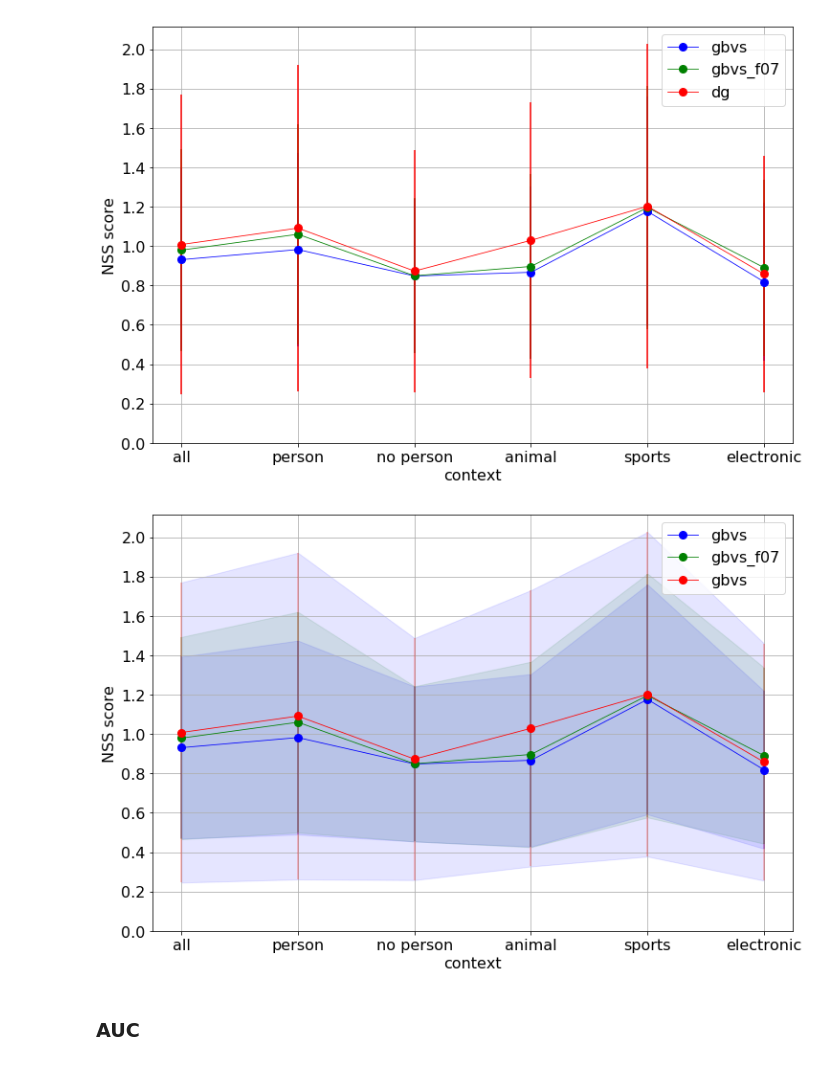
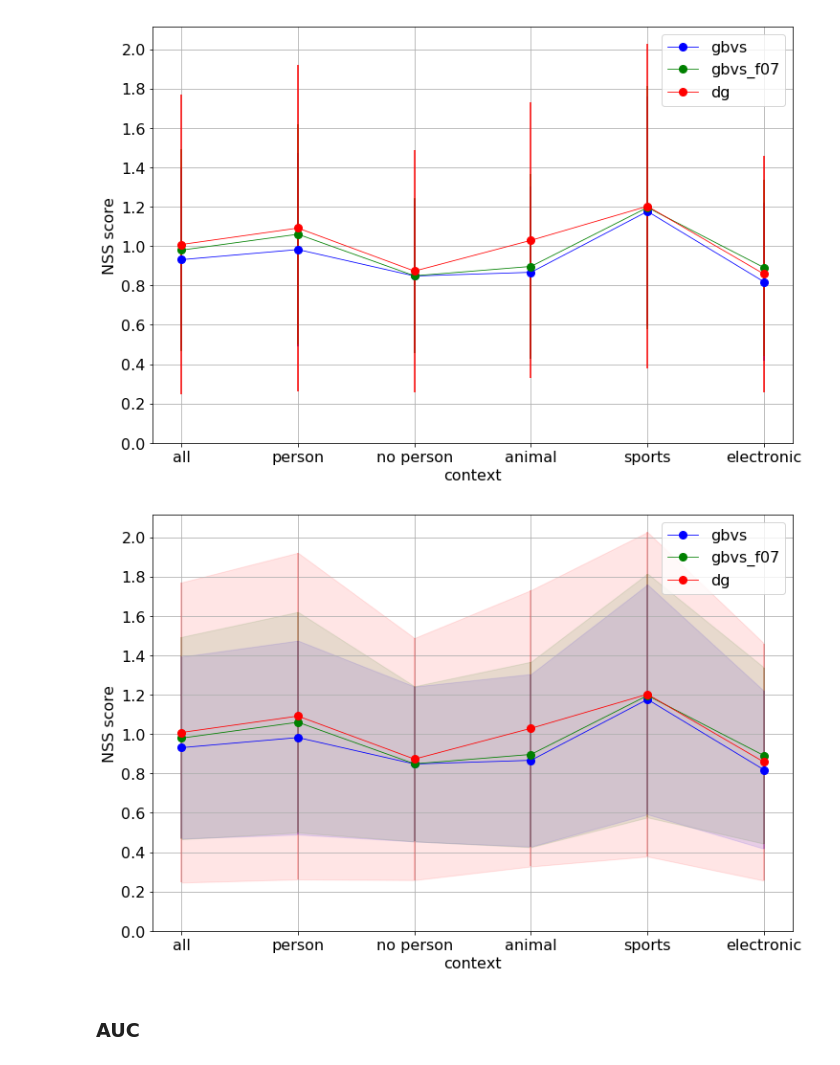
Before and after one commit to alTeska/face_saliency, a Jupyter notebook: notebooks/load_results_std_gbvsDg_1305.ipynb, the cells around one changed output. Saved outputs shown, nothing was run; the diff lists cells and outputs as text; code cells hidden in the pictures.

```diff
--- a/notebooks/load_results_std_gbvsDg_1305.ipynb
+++ b/notebooks/load_results_std_gbvsDg_1305.ipynb
@@ -201,25 +201,30 @@ plt.legend();
 # %%
 plt.subplots(figsize=(12,8))
 
 plt.plot(nss_gbvs_m, '-o', label='gbvs', linewidth=d, markersize=m, c='b');
 plt.errorbar(t, nss_gbvs_m, nss_gbvs_s, linestyle='None', c='b', label=None, alpha=0.3)
 plt.fill_between(t, nss_gbvs_m - nss_gbvs_s, nss_gbvs_m + nss_gbvs_s, color='b', alpha=0.1)
 
 plt.plot(nss_gbvs_f07_m, '-o', label='gbvs_f07', linewidth=d, markersize=m, c='g');
 plt.errorbar(t, nss_gbvs_f07_m, nss_gbvs_f07_s, linestyle='None', c='g', label=None, alpha=0.3)
 plt.fill_between(t, nss_gbvs_f07_m - nss_gbvs_f07_s, nss_gbvs_f07_m + nss_gbvs_f07_s, color='g', alpha=0.1)
 
-plt.plot(nss_dg_m, '-o', label='gbvs', linewidth=d, markersize=m, c='r');
+plt.plot(nss_gbvs_f07_m, '-o', label='gbvs_f07', linewidth=d, markersize=m, c='g');
+plt.errorbar(t, nss_gbvs_f07_m, nss_gbvs_f07_s, linestyle='None', c='g', label=None, alpha=0.3)
+plt.fill_between(t, nss_gbvs_f07_m - nss_gbvs_f07_s, nss_gbvs_f07_m + nss_gbvs_f07_s, color='g', alpha=0.1)
+
+
+plt.plot(nss_dg_m, '-o', label='dg', linewidth=d, markersize=m, c='r');
 plt.errorbar(t, nss_dg_m, nss_dg_s, linestyle='None', c='r', label=None, alpha=0.3)
-plt.fill_between(t, nss_dg_m - nss_dg_s, nss_dg_m + nss_dg_s, color='b', alpha=0.1)
+plt.fill_between(t, nss_dg_m - nss_dg_s, nss_dg_m + nss_dg_s, color='r', alpha=0.1)
 
 plt.grid()
 plt.yticks(np.arange(0, 2.1, step=0.2))
 plt.ylabel('NSS score')
 plt.xlabel('context')
 plt.legend();
 # %% [output]
-[figure, old version]
+[figure, new version]
 # %% [markdown]
 ### AUC
 # %%
```
Also changed, not shown: 27 other files.
